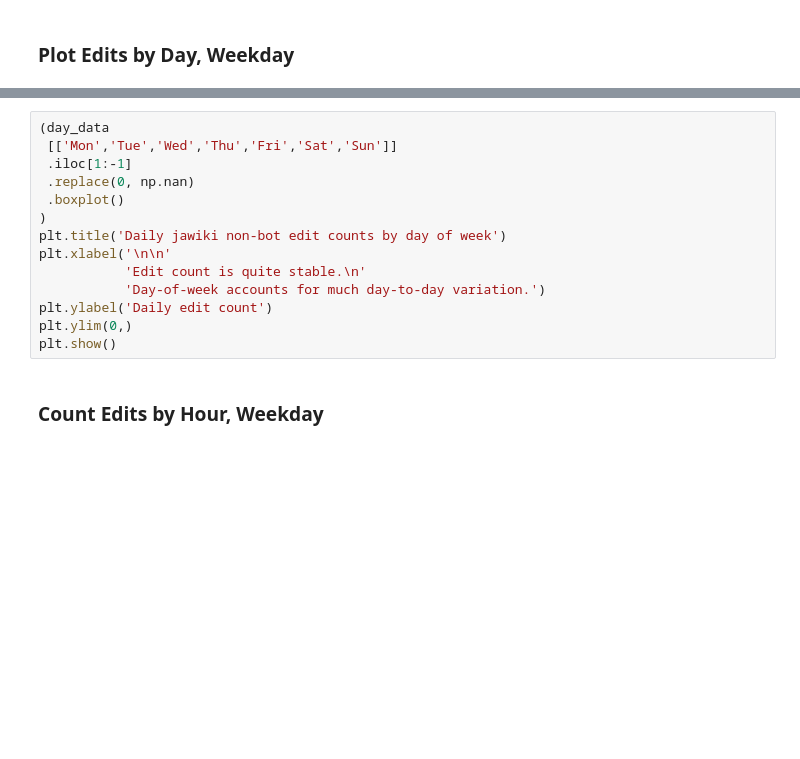
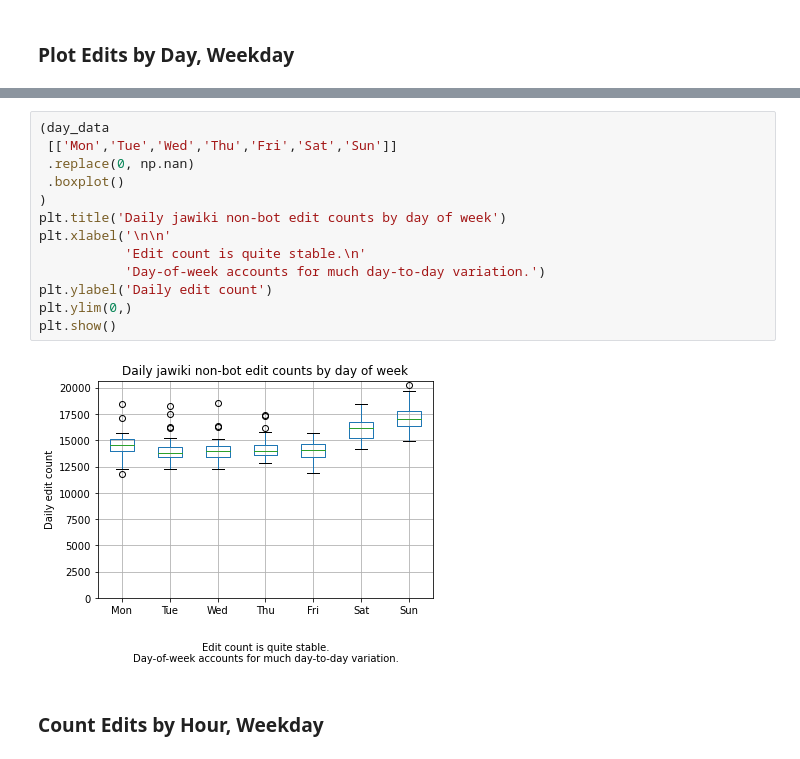
Before and after one commit to bhrdj/predwikt, a Jupyter notebook: notebooks/1.03-sfb-jawiki-and-time-dependency.ipynb, the cells around one changed output, grey strips where cells are left out. Saved outputs shown, nothing was run; the diff lists cells and outputs as text; blank space fills up the shorter version.

```diff
--- a/notebooks/1.03-sfb-jawiki-and-time-dependency.ipynb
+++ b/notebooks/1.03-sfb-jawiki-and-time-dependency.ipynb
@@ -86,17 +94,18 @@ plt.show()
 # %%
 (day_data
  [['Mon','Tue','Wed','Thu','Fri','Sat','Sun']]
- .iloc[1:-1]
  .replace(0, np.nan)
  .boxplot()
 )
 plt.title('Daily jawiki non-bot edit counts by day of week')
 plt.xlabel('\n\n'
            'Edit count is quite stable.\n'
            'Day-of-week accounts for much day-to-day variation.')
 plt.ylabel('Daily edit count')
 plt.ylim(0,)
 plt.show()
+# %% [output]
+[figure, added]
 # %% [markdown]
 ### Count Edits by Hour, Weekday
 # %%
```
Also changed, not shown: parts of 32 cells of this notebook, 2 other files.
